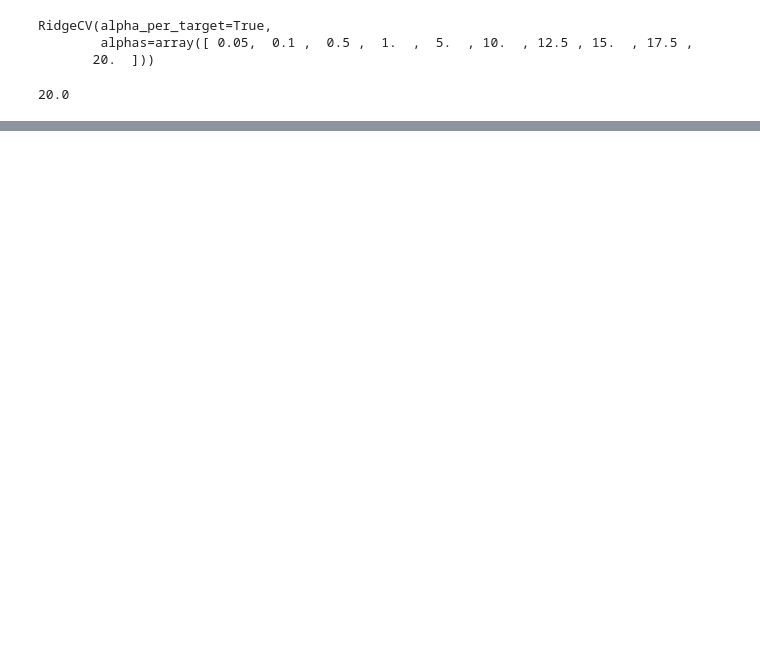
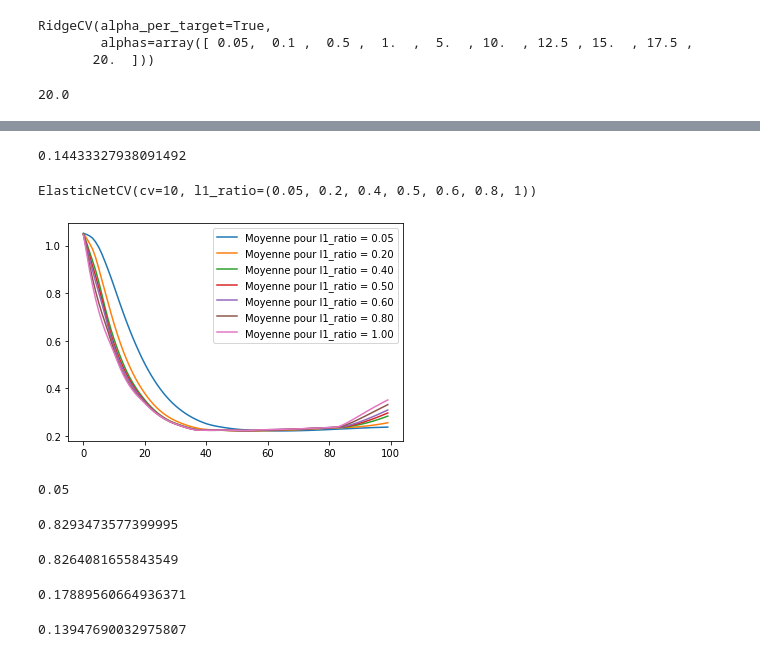
Before and after one commit to brunobou/projet_personnel, a Jupyter notebook: kaggle_house_price/testing model.ipynb, the cells around one changed output, grey strips where cells are left out. Cells and saved outputs as stored; diff of their text form; code cells hidden in the pictures; blank space fills up the shorter version.

Commit message:
Update testing model.ipynb
test elasticnet

```diff
--- a/kaggle_house_price/testing model.ipynb
+++ b/kaggle_house_price/testing model.ipynb
@@ -206,3 +206,5 @@ mean_squared_error(y_test,y_p_te)
 #Elastic Net
 # %%
 ml = ElasticNetCV()
+# %%
+ml.fit(X_train,y_train)
@@ -208,0 +255,4 @@ ml = ElasticNetCV()
+# %%
+mean_squared_error(y_test,y_p_te_el)
+# %% [output]
+0.14433327938091492
@@ -208,0 +263,24 @@ ml = ElasticNetCV()
+# %%
+ml2= ElasticNetCV(l1_ratio=(0.05,0.2,0.4,0.5,0.6,0.8,1),n_alphas=100,cv=10)
+# %%
+ml2.fit(X_train,y_train)
+# %% [output]
+ElasticNetCV(cv=10, l1_ratio=(0.05, 0.2, 0.4, 0.5, 0.6, 0.8, 1))
+# %%
+for i in range (ml2.mse_path_.shape[0]):
+    plt.plot(ml2.mse_path_[i,:,:].mean(axis=1),label='Moyenne pour l1_ratio = %.2f'%ml2.l1_ratio[i])
+plt.legend();
+# %% [output]
+[figure, added]
+# %%
+ml2.l1_ratio_
+# %% [output]
+0.05
+# %%
+ml2.score(X_train,y_train)
+# %% [output]
+0.8293473577399995
+# %%
+ml2.score(X_test,y_test)
+# %% [output]
+0.8264081655843549
@@ -208,0 +290,8 @@ ml = ElasticNetCV()
+# %%
+mean_squared_error(y_train,y_p_tr_el2)
+# %% [output]
+0.17889560664936371
+# %%
+mean_squared_error(y_test,y_p_te_el2)
+# %% [output]
+0.13947690032975807
```
Also changed, not shown: parts of 32 cells of this notebook.
